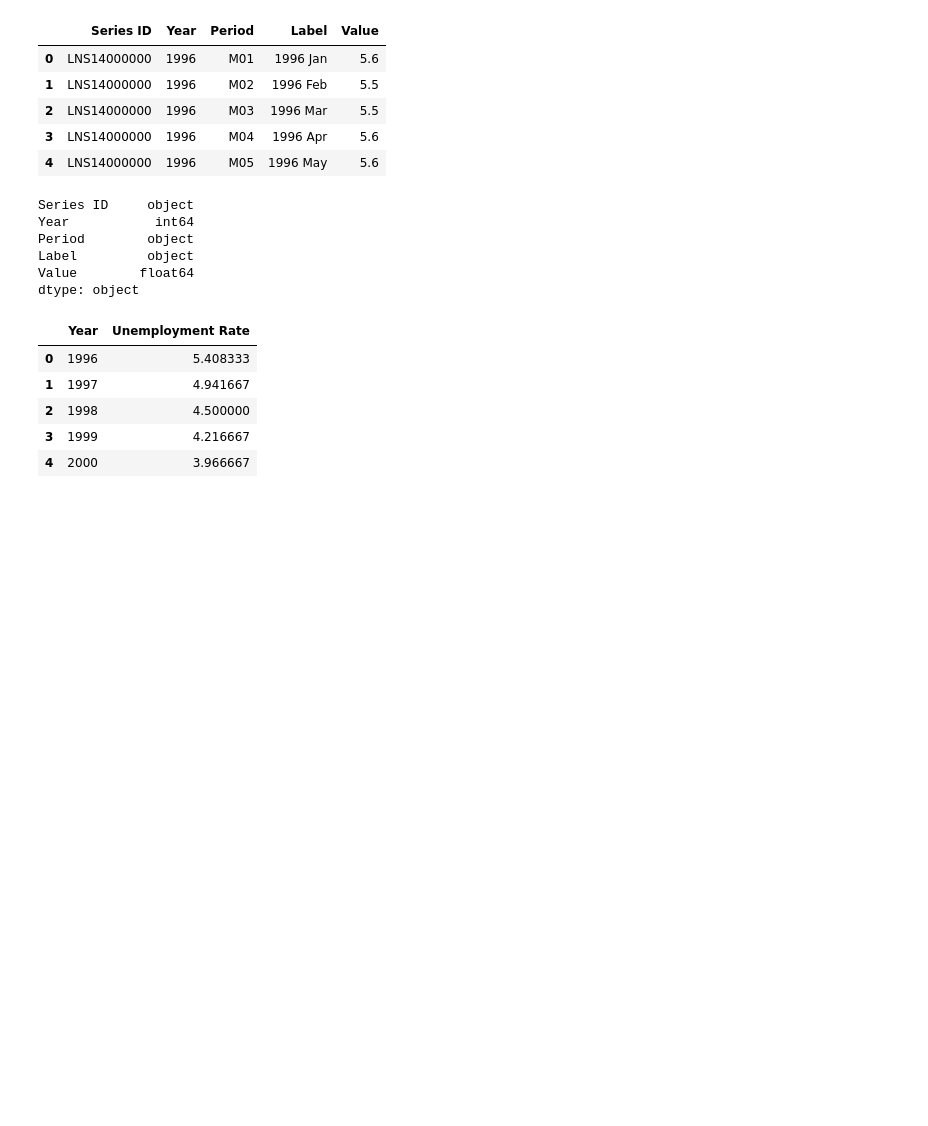
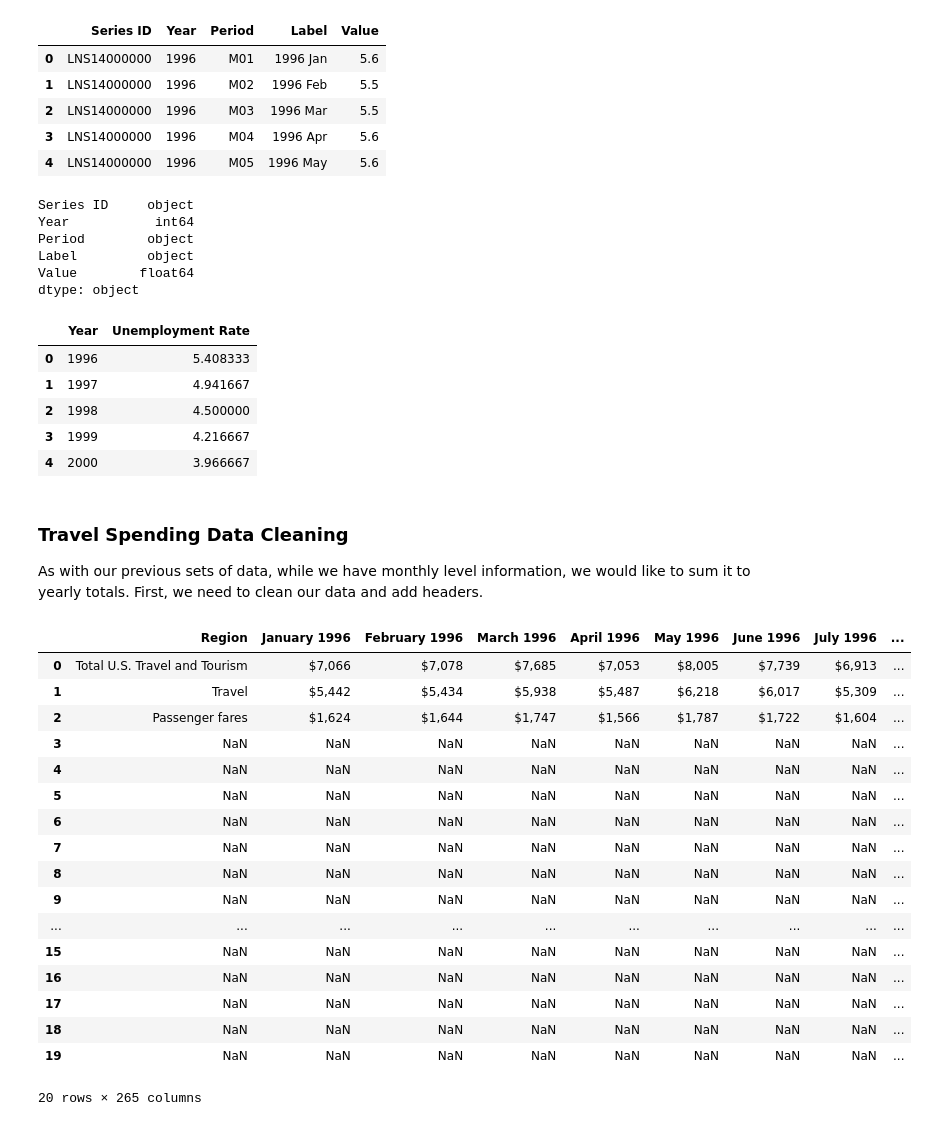
Before and after one commit to ejhagee/Project-One, a Jupyter notebook: data cleaning code/airline departures cleanup.ipynb, the cells around one changed output. Cells and saved outputs as stored; diff of their text form; code cells hidden in the pictures; blank space fills up the shorter version.

Commit message:
Put data analysis notebook in final state, including travel spending cleanup.

```diff
--- a/data cleaning code/airline departures cleanup.ipynb
+++ b/data cleaning code/airline departures cleanup.ipynb
@@ -517,3 +541,37 @@ yearly_rates_df.head()
 #save as a csv
 out_path = os.path.join('..', 'economic data', 'unemployment_avg_yearly.csv')
 yearly_rates_df.to_csv(out_path, encoding = 'utf-8', index = False)
+# %% [markdown]
+### Travel Spending Data Cleaning
+
+As with our previous sets of data, while we have monthly level information, we would like to sum it to yearly totals.  First, we need to clean our data and add headers.
+# %%
+#build path
+transpo_data = os.path.join('..','Transpo Data','Travel_Spending.csv')
+
+#read csv
+transpo_df = pd.read_csv(transpo_data, header=None)
+
+#add headers
+transpo_df.columns = headers
+
+transpo_df
+# %% [output]
+|  | Region | January 1996 | February 1996 | March 1996 | April 1996 | May 1996 | June 1996 | July 1996 | ... |
+| 0 | Total U.S. Travel and Tourism | $7,066 | $7,078 | $7,685 | $7,053 | $8,005 | $7,739 | $6,913 | ... |
+| 1 | Travel | $5,442 | $5,434 | $5,938 | $5,487 | $6,218 | $6,017 | $5,309 | ... |
+| 2 | Passenger fares | $1,624 | $1,644 | $1,747 | $1,566 | $1,787 | $1,722 | $1,604 | ... |
+| 3 | NaN | NaN | NaN | NaN | NaN | NaN | NaN | NaN | ... |
+| 4 | NaN | NaN | NaN | NaN | NaN | NaN | NaN | NaN | ... |
+| 5 | NaN | NaN | NaN | NaN | NaN | NaN | NaN | NaN | ... |
+| 6 | NaN | NaN | NaN | NaN | NaN | NaN | NaN | NaN | ... |
+| 7 | NaN | NaN | NaN | NaN | NaN | NaN | NaN | NaN | ... |
+| 8 | NaN | NaN | NaN | NaN | NaN | NaN | NaN | NaN | ... |
+| 9 | NaN | NaN | NaN | NaN | NaN | NaN | NaN | NaN | ... |
+| ... | ... | ... | ... | ... | ... | ... | ... | ... | ... |
+| 15 | NaN | NaN | NaN | NaN | NaN | NaN | NaN | NaN | ... |
+| 16 | NaN | NaN | NaN | NaN | NaN | NaN | NaN | NaN | ... |
+| 17 | NaN | NaN | NaN | NaN | NaN | NaN | NaN | NaN | ... |
+| 18 | NaN | NaN | NaN | NaN | NaN | NaN | NaN | NaN | ... |
+| 19 | NaN | NaN | NaN | NaN | NaN | NaN | NaN | NaN | ... |
+20 rows × 265 columns
```
Also changed, not shown: parts of 28 cells of this notebook.
